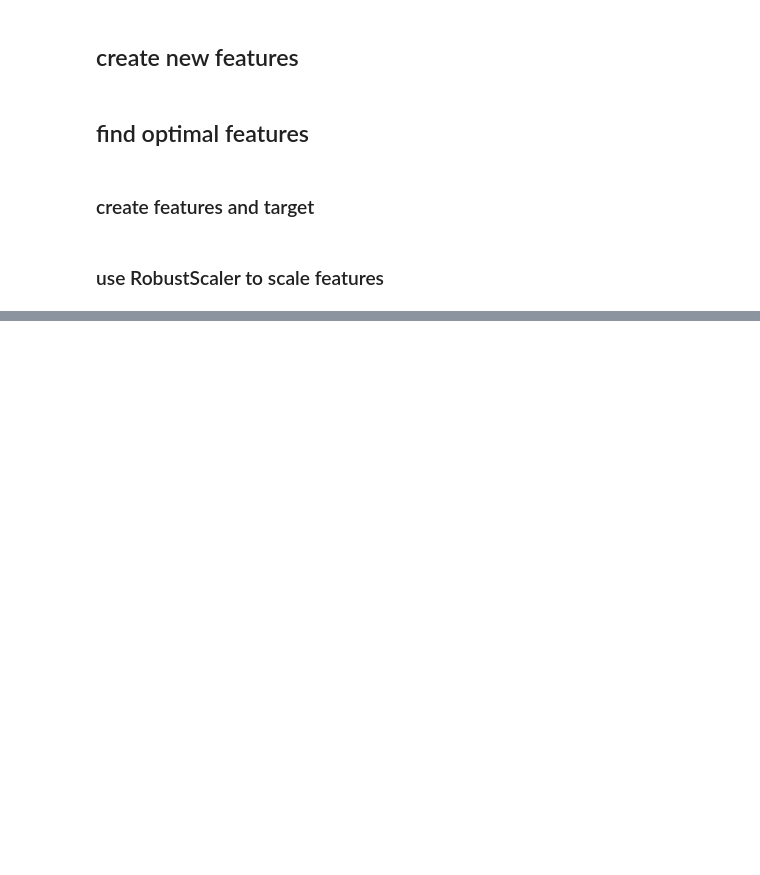
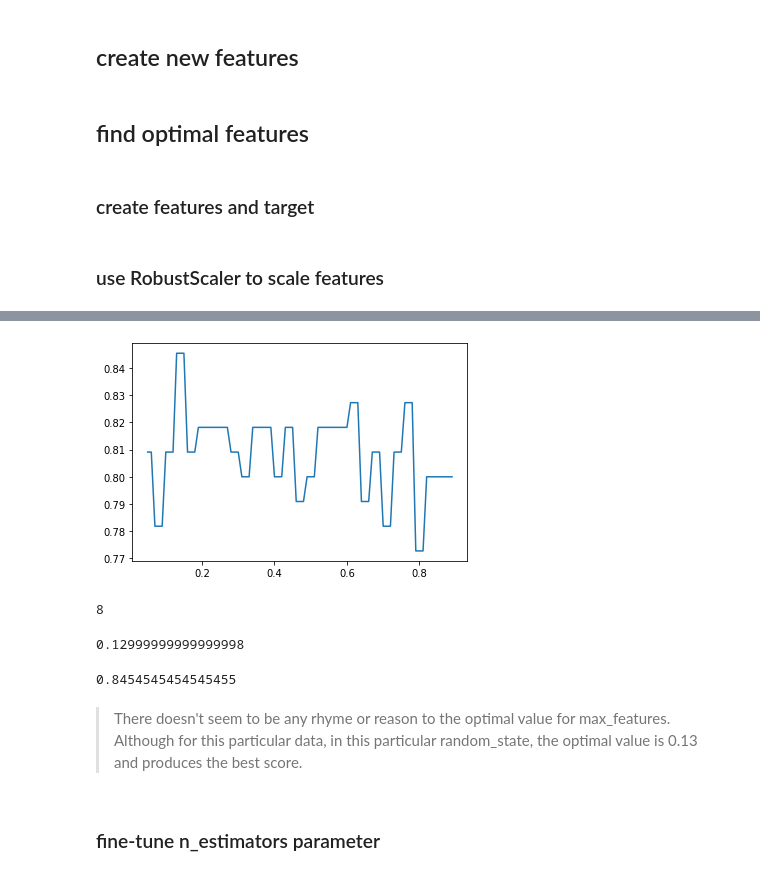
Before and after one commit to inherentspice/Polkadot-Price-Prediction, a Jupyter notebook: polkadot/creating_features_and_target.ipynb, the cells around one changed output, grey strips where cells are left out. Cells and saved outputs as stored; diff of their text form; code cells hidden in the pictures; blank space fills up the shorter version.

```diff
--- a/polkadot/creating_features_and_target.ipynb
+++ b/polkadot/creating_features_and_target.ipynb
@@ -154,0 +203,22 @@ weighted avg       0.57      0.57      0.57       110
+# %%
+refined = find_max(X_train, y_train, X_test, y_test, c = s[2, 1] - 0.05, max_score = s[2,1] + 0.05, iteration=0.01)
+# %%
+sns.lineplot(x=refined[:, 0], y=refined[:, 1]);
+# %% [output]
+[figure, added]
+# %%
+refined[:, 1].argmax()
+# %% [output]
+8
+# %%
+refined[8, 0]
+# %% [output]
+0.12999999999999998
+# %%
+refined[8, 1]
+# %% [output]
+0.8454545454545455
+# %% [markdown]
+> There doesn't seem to be any rhyme or reason to the optimal value for max_features. Although for this particular data, in this particular random_state, the optimal value is 0.13 and produces the best score.
+# %% [markdown]
+### fine-tune n_estimators parameter
```
Also changed, not shown: parts of 39 cells of this notebook.
